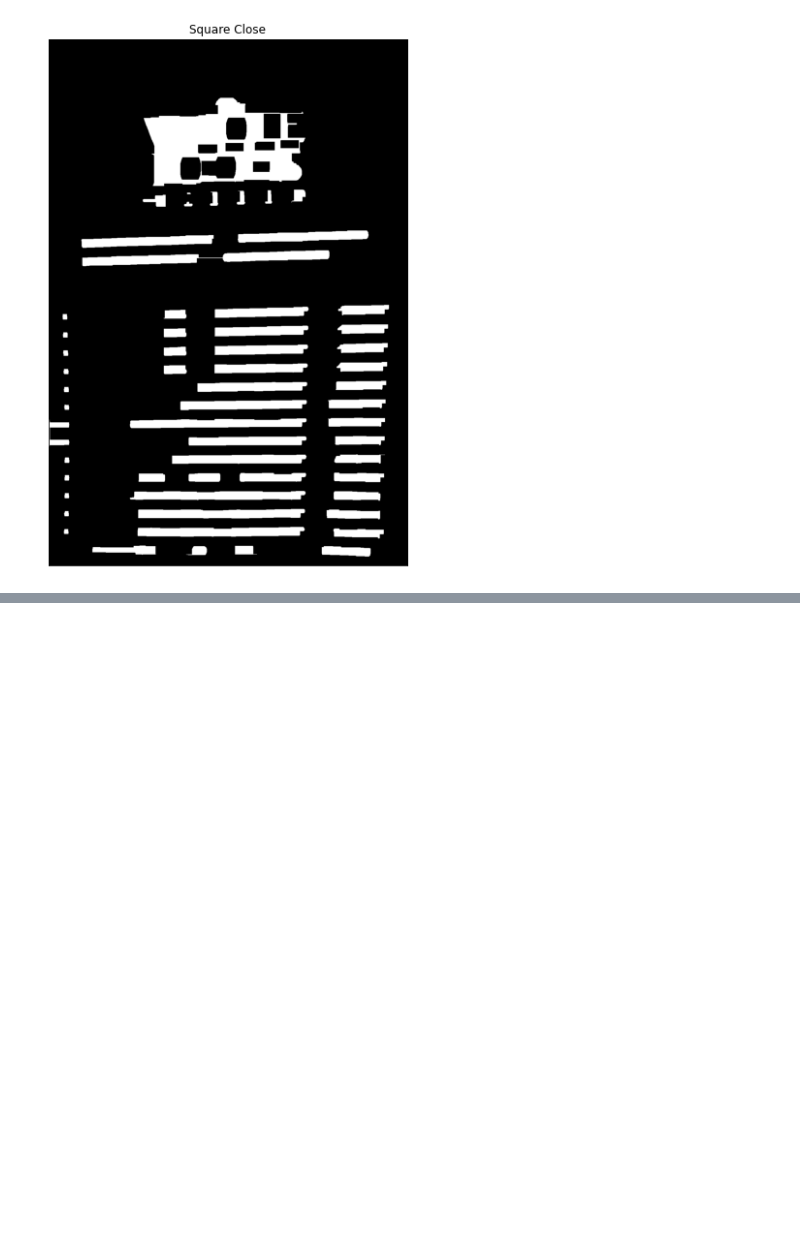
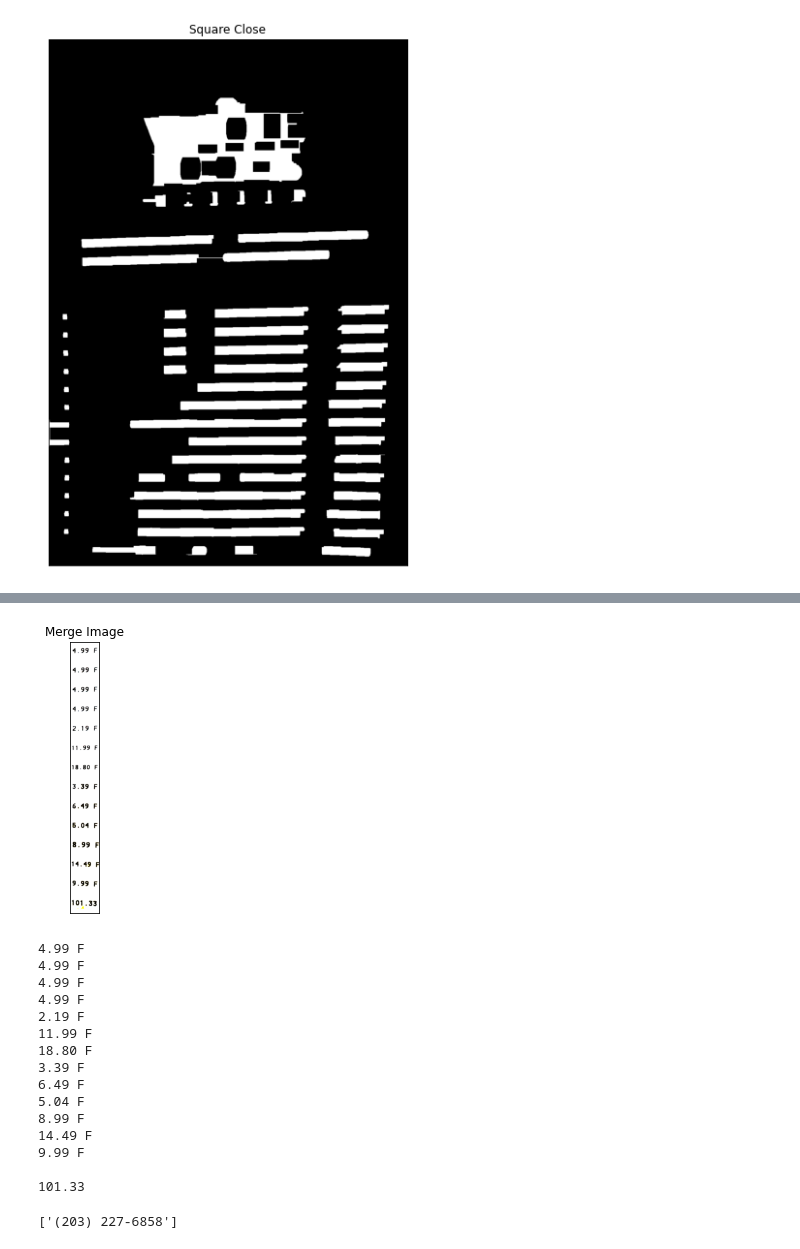
Before and after one commit to JS-program/menu-board-recognition-model, a Jupyter notebook: tesseract_ocr.ipynb, the cells around one changed output, grey strips where cells are left out. Drawn from its saved outputs; the diff is of its cells as text; code cells hidden in the pictures; blank space fills up the shorter version.

```diff
--- a/tesseract_ocr.ipynb
+++ b/tesseract_ocr.ipynb
@@ -235,0 +253,52 @@ for roi in roi_list:
+# %%
+def mergeResize(img, row=300, col=200):
+    IMG_COL = col #66
+
+    # row값에 따른 col값 변경
+    IMG_COL = int((row * IMG_COL)/row)
+
+    IMG_ROW = row
+    border_v = 0
+    border_h = 0
+
+    if (IMG_COL / IMG_ROW) >= (img.shape[0] / img.shape[1]):
+        border_v = int((((IMG_COL / IMG_ROW) * img.shape[1]) - img.shape[0]) / 2)
+    else:
+        border_h = int((((IMG_ROW / IMG_COL) * img.shape[0]) - img.shape[1]) / 2)
+    img = cv2.copyMakeBorder(img, top=border_v, bottom=border_v, left=0, right=border_h + border_h, borderType=cv2.BORDER_CONSTANT, value=(255, 255, 255))
+    img = cv2.resize(img, (IMG_ROW, IMG_COL))
+    return img
+# %%
+for idx, roi in enumerate(roi_list):
+    if idx == 0:
+        mergeImg = mergeResize(roi)
+    else:
+        cropImg = mergeResize(roi)
+        mergeImg = np.concatenate((mergeImg, cropImg), axis=0)
+
+threshold_mergeImg = cv2.threshold(mergeImg, 150, 255, cv2.THRESH_BINARY)[1]
+plt_imshow(["Merge Image"], [threshold_mergeImg])
+merge_Img_text = pytesseract.image_to_string(threshold_mergeImg)
+print(merge_Img_text)
+# %% [output]
+[figure, added]
+4.99 F
+4.99 F
+4.99 F
+4.99 F
+2.19 F
+11.99 F
+18.80 F
+3.39 F
+6.49 F
+5.04 F
+8.99 F
+14.49 F
+9.99 F
+
+101.33
+# %%
+phoneNums = re.findall(r'[\+\(]?[1-9][0-9 .\-\(\)]{8,}[0-9]', text)
+phoneNums
+# %% [output]
+['(203) 227-6858']
```
Also changed, not shown: parts of 16 cells of this notebook.
